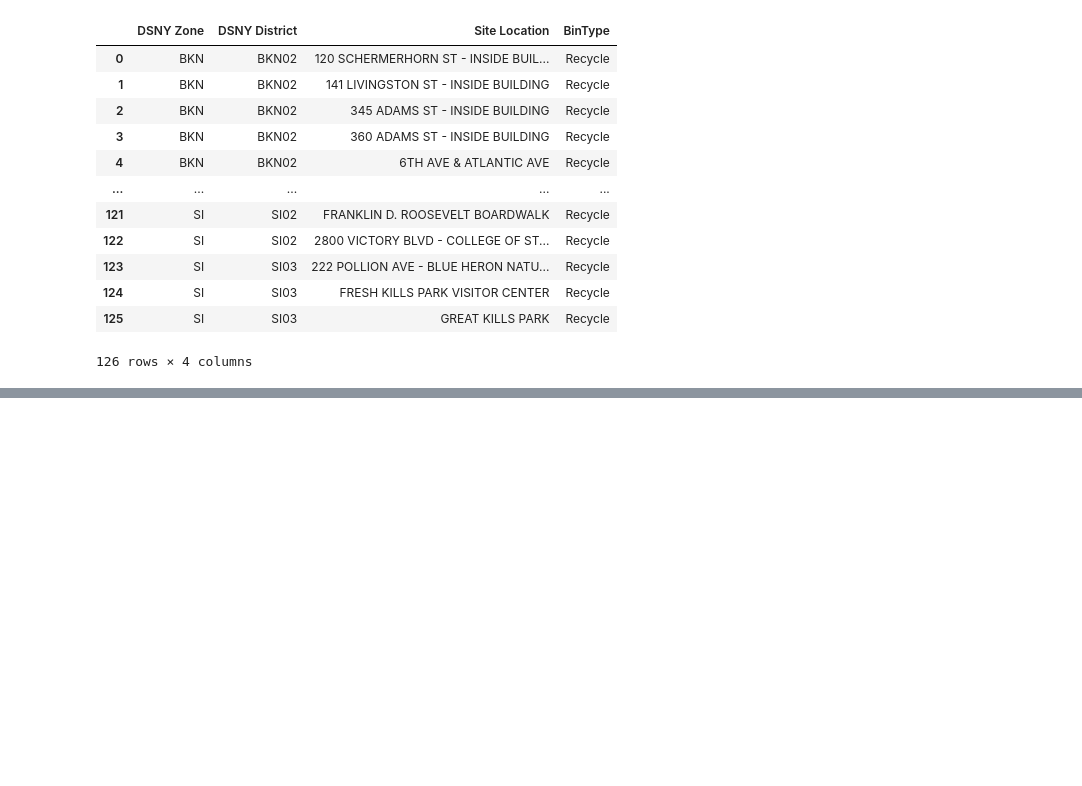
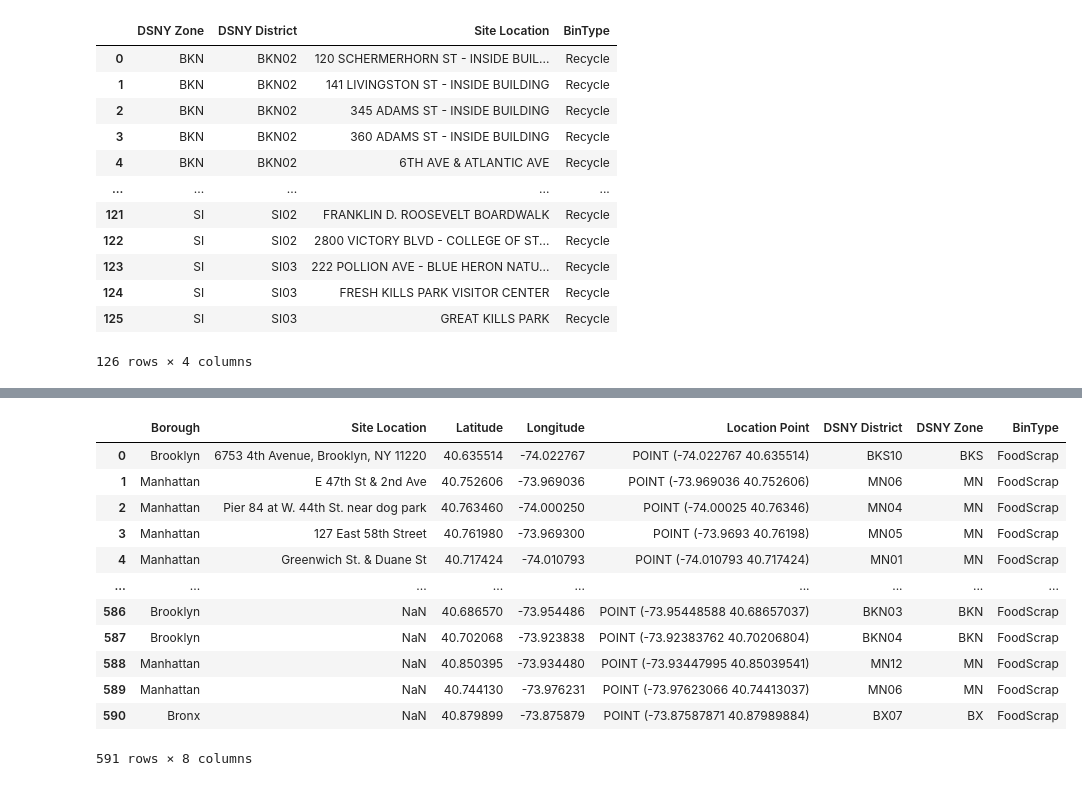
Before and after one commit to STEAM-Center-NYC/10036-Gameifying-Garbage-Collection-to-Incentivize-Proper-Habits, a Jupyter notebook: opendata_import/import.ipynb, the cells around one changed output, grey strips where cells are left out. Drawn from its saved outputs; the diff is of its cells as text; code cells hidden in the pictures; blank space fills up the shorter version.

```diff
--- a/opendata_import/import.ipynb
+++ b/opendata_import/import.ipynb
@@ -53,0 +67,21 @@ df
+# %%
+import pandas as pd
+import numpy as np
+
+
+df = pd.read_csv("foodscrap.csv")
+df
+# %% [output]
+|  | Borough | Site Location | Latitude | Longitude | Location Point | DSNY District | DSNY Zone | BinType |
+| 0 | Brooklyn | 6753 4th Avenue, Brooklyn, NY 11220 | 40.635514 | -74.022767 | POINT (-74.022767 40.635514) | BKS10 | BKS | FoodScrap |
+| 1 | Manhattan | E 47th St & 2nd Ave | 40.752606 | -73.969036 | POINT (-73.969036 40.752606) | MN06 | MN | FoodScrap |
+| 2 | Manhattan | Pier 84 at W. 44th St. near dog park | 40.763460 | -74.000250 | POINT (-74.00025 40.76346) | MN04 | MN | FoodScrap |
+| 3 | Manhattan | 127 East 58th Street | 40.761980 | -73.969300 | POINT (-73.9693 40.76198) | MN05 | MN | FoodScrap |
+| 4 | Manhattan | Greenwich St. & Duane St | 40.717424 | -74.010793 | POINT (-74.010793 40.717424) | MN01 | MN | FoodScrap |
+| ... | ... | ... | ... | ... | ... | ... | ... | ... |
+| 586 | Brooklyn | NaN | 40.686570 | -73.954486 | POINT (-73.95448588 40.68657037) | BKN03 | BKN | FoodScrap |
+| 587 | Brooklyn | NaN | 40.702068 | -73.923838 | POINT (-73.92383762 40.70206804) | BKN04 | BKN | FoodScrap |
+| 588 | Manhattan | NaN | 40.850395 | -73.934480 | POINT (-73.93447995 40.85039541) | MN12 | MN | FoodScrap |
+| 589 | Manhattan | NaN | 40.744130 | -73.976231 | POINT (-73.97623066 40.74413037) | MN06 | MN | FoodScrap |
+| 590 | Bronx | NaN | 40.879899 | -73.875879 | POINT (-73.87587871 40.87989884) | BX07 | BX | FoodScrap |
+591 rows × 8 columns
```
Also changed, not shown: parts of 4 cells of this notebook, 1 other file.
